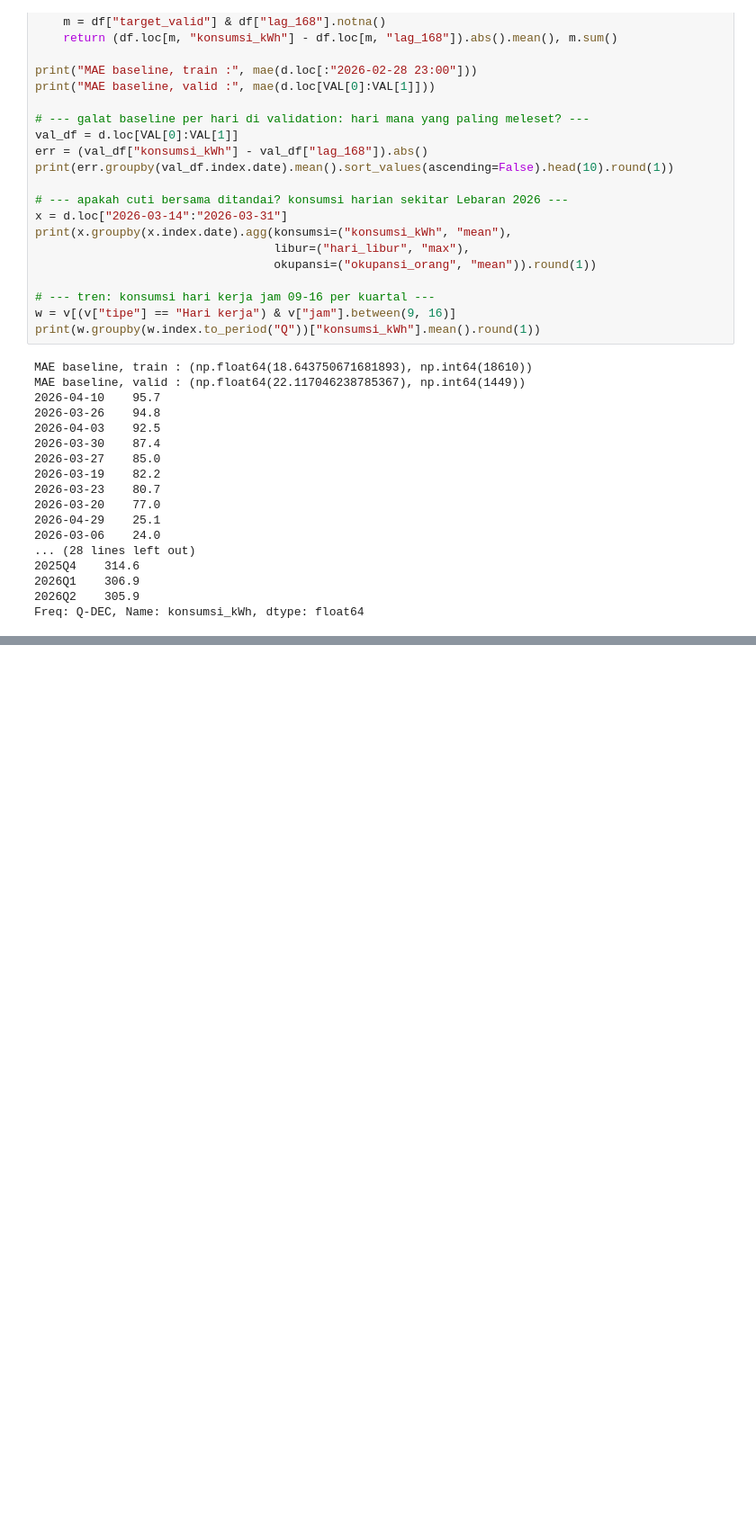
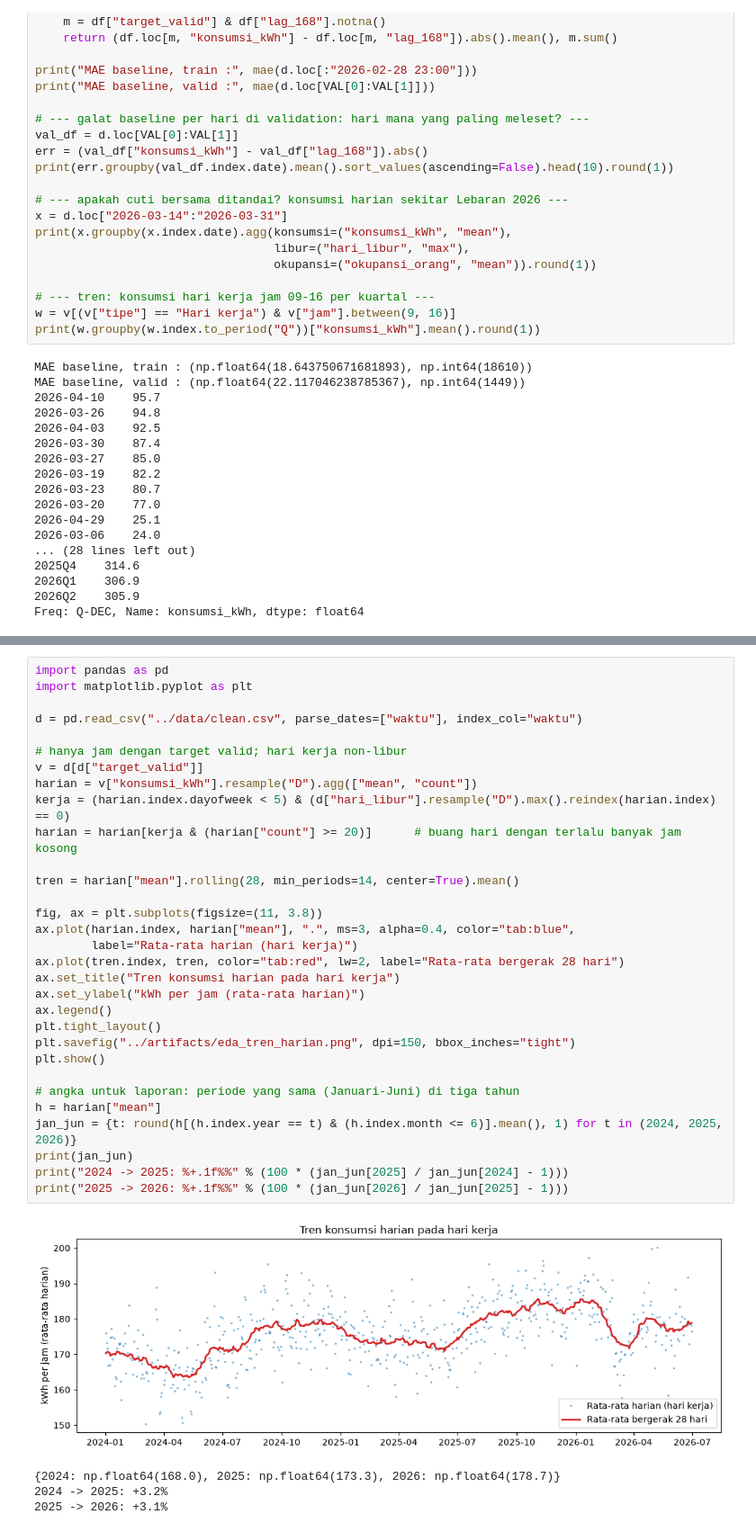
Before and after one commit to Danlions/Building_Energy_Consumption, a Jupyter notebook: notebooks/01_eda.ipynb, the cells around one changed output, grey strips where cells are left out. Shown at 90% size. Drawn from its saved outputs; the diff is of its cells as text; blank space fills up the shorter version.

```diff
--- a/notebooks/01_eda.ipynb
+++ b/notebooks/01_eda.ipynb
@@ -328,0 +388,36 @@ Freq: Q-DEC, Name: konsumsi_kWh, dtype: float64
+# %%
+import pandas as pd
+import matplotlib.pyplot as plt
+
+d = pd.read_csv("../data/clean.csv", parse_dates=["waktu"], index_col="waktu")
+
+# hanya jam dengan target valid; hari kerja non-libur
+v = d[d["target_valid"]]
+harian = v["konsumsi_kWh"].resample("D").agg(["mean", "count"])
+kerja = (harian.index.dayofweek < 5) & (d["hari_libur"].resample("D").max().reindex(harian.index) == 0)
+harian = harian[kerja & (harian["count"] >= 20)]      # buang hari dengan terlalu banyak jam kosong
+
+tren = harian["mean"].rolling(28, min_periods=14, center=True).mean()
+
+fig, ax = plt.subplots(figsize=(11, 3.8))
+ax.plot(harian.index, harian["mean"], ".", ms=3, alpha=0.4, color="tab:blue",
+        label="Rata-rata harian (hari kerja)")
+ax.plot(tren.index, tren, color="tab:red", lw=2, label="Rata-rata bergerak 28 hari")
+ax.set_title("Tren konsumsi harian pada hari kerja")
+ax.set_ylabel("kWh per jam (rata-rata harian)")
+ax.legend()
+plt.tight_layout()
+plt.savefig("../artifacts/eda_tren_harian.png", dpi=150, bbox_inches="tight")
+plt.show()
+
+# angka untuk laporan: periode yang sama (Januari-Juni) di tiga tahun
+h = harian["mean"]
+jan_jun = {t: round(h[(h.index.year == t) & (h.index.month <= 6)].mean(), 1) for t in (2024, 2025, 2026)}
+print(jan_jun)
+print("2024 -> 2025: %+.1f%%" % (100 * (jan_jun[2025] / jan_jun[2024] - 1)))
+print("2025 -> 2026: %+.1f%%" % (100 * (jan_jun[2026] / jan_jun[2025] - 1)))
+# %% [output]
+[figure, added]
+{2024: np.float64(168.0), 2025: np.float64(173.3), 2026: np.float64(178.7)}
+2024 -> 2025: +3.2%
+2025 -> 2026: +3.1%
```
Also changed, not shown: parts of 2 cells of this notebook, 1 other file.
